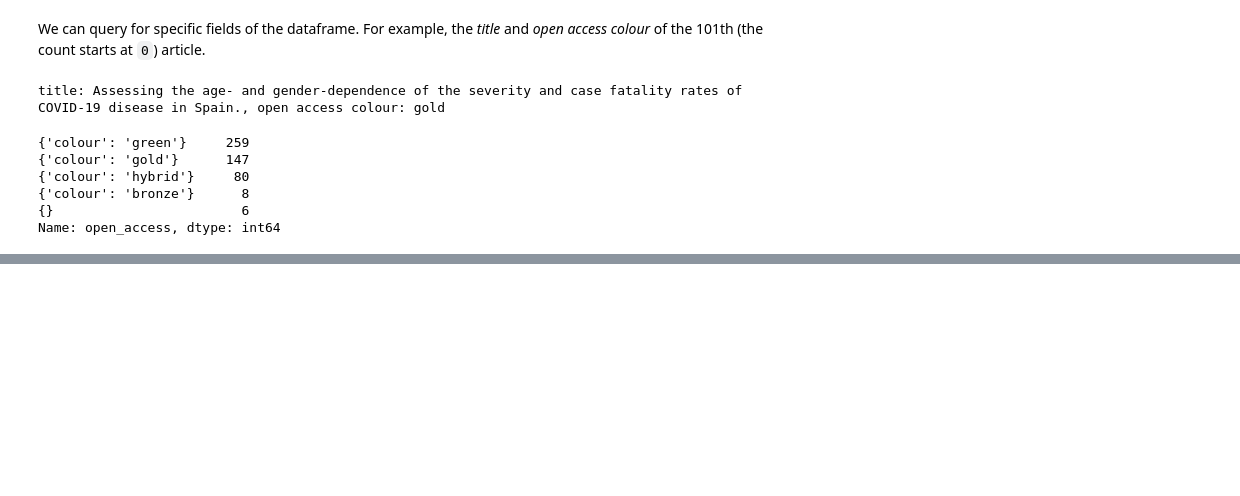
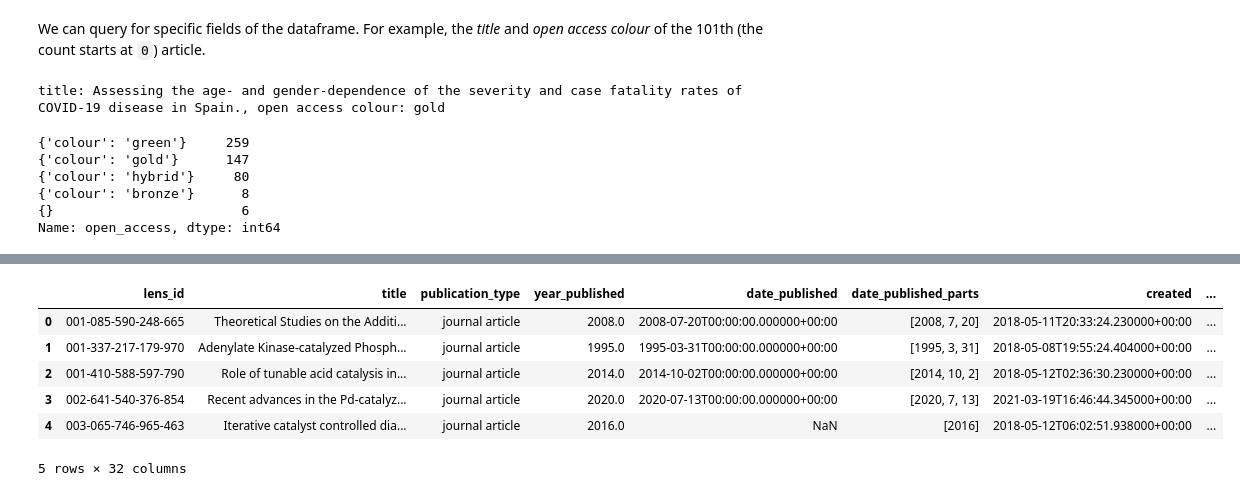
Before and after one commit to kaust-library/lens_api_dataset, a Jupyter notebook: lens_org.ipynb, the cells around one changed output, grey strips where cells are left out. Saved outputs shown, nothing was run; the diff lists cells and outputs as text; code cells hidden in the pictures; blank space fills up the shorter version.

```diff
--- a/lens_org.ipynb
+++ b/lens_org.ipynb
@@ -403,0 +357,13 @@ df[df['open_access'] == {'colour': 'bronze'}]
+# %%
+text = JN.loads(rr.text)
+df = PD.DataFrame(text['data'])
+# %%
+df.head()
+# %% [output]
+|  | lens_id | title | publication_type | year_published | date_published | date_published_parts | created | ... |
+| 0 | 001-085-590-248-665 | Theoretical Studies on the Additi... | journal article | 2008.0 | 2008-07-20T00:00:00.000000+00:00 | [2008, 7, 20] | 2018-05-11T20:33:24.230000+00:00 | ... |
+| 1 | 001-337-217-179-970 | Adenylate Kinase-catalyzed Phosph... | journal article | 1995.0 | 1995-03-31T00:00:00.000000+00:00 | [1995, 3, 31] | 2018-05-08T19:55:24.404000+00:00 | ... |
+| 2 | 001-410-588-597-790 | Role of tunable acid catalysis in... | journal article | 2014.0 | 2014-10-02T00:00:00.000000+00:00 | [2014, 10, 2] | 2018-05-12T02:36:30.230000+00:00 | ... |
+| 3 | 002-641-540-376-854 | Recent advances in the Pd-catalyz... | journal article | 2020.0 | 2020-07-13T00:00:00.000000+00:00 | [2020, 7, 13] | 2021-03-19T16:46:44.345000+00:00 | ... |
+| 4 | 003-065-746-965-463 | Iterative catalyst controlled dia... | journal article | 2016.0 | NaN | [2016] | 2018-05-12T06:02:51.938000+00:00 | ... |
+5 rows × 32 columns
```
Also changed, not shown: parts of 37 cells of this notebook.
